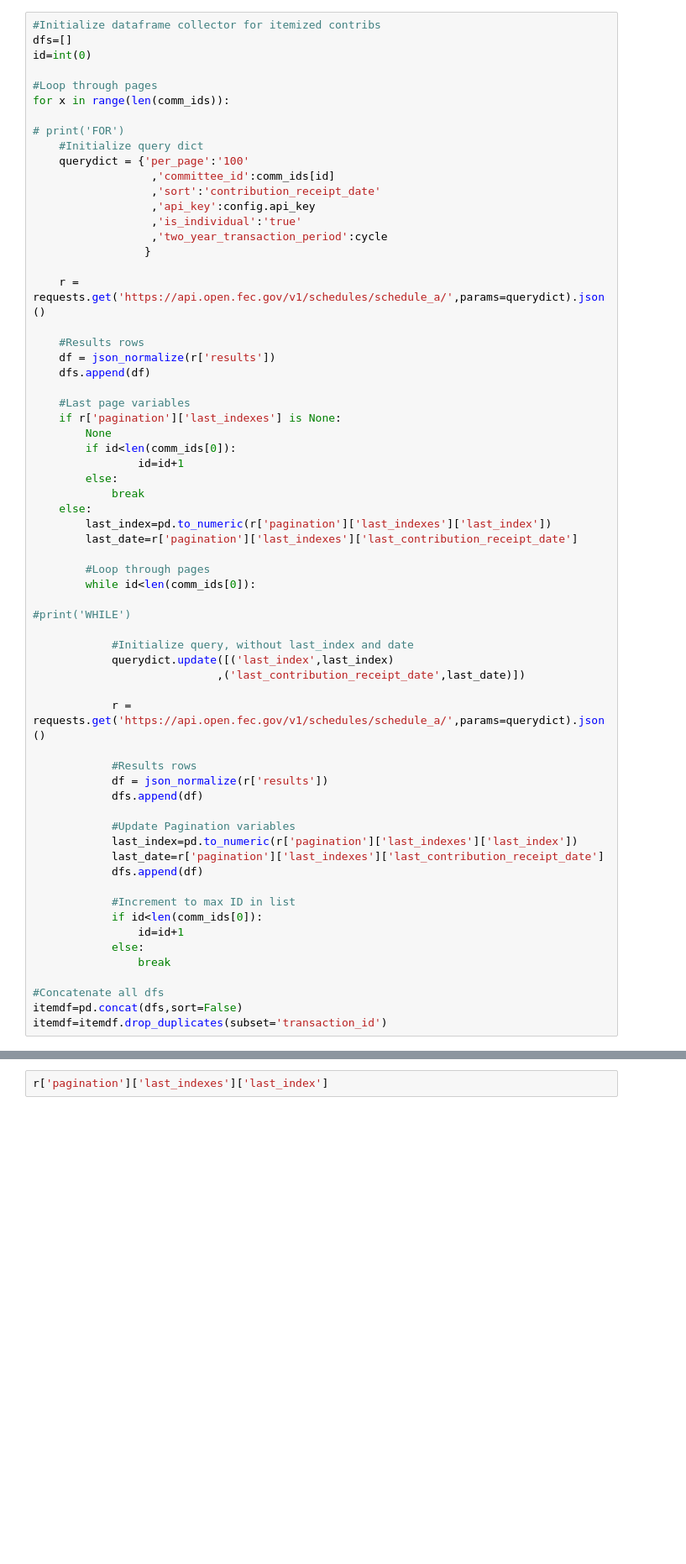
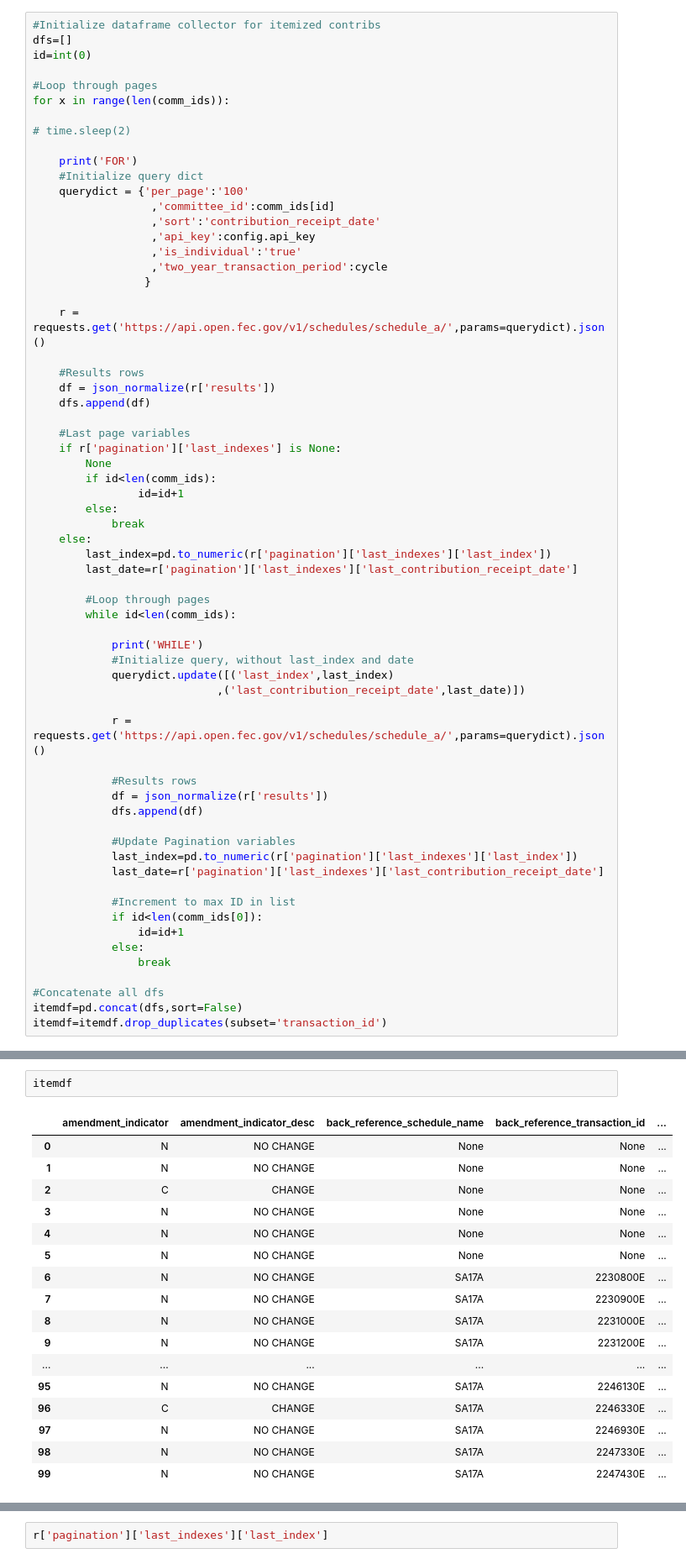
Before and after one commit to darrenfishell/data-projects, a Jupyter notebook: fec-data-2020/presidential/Maine donations to presidential campaigns.ipynb, the cells around one changed output, grey strips where cells are left out. Shown at 84% size. Saved outputs shown, nothing was run; the diff lists cells and outputs as text; blank space fills up the shorter version.

```diff
--- a/fec-data-2020/presidential/Maine donations to presidential campaigns.ipynb
+++ b/fec-data-2020/presidential/Maine donations to presidential campaigns.ipynb
@@ -82,7 +66,9 @@ id=int(0)
 #Loop through pages
 for x in range(len(comm_ids)):
 
-# print('FOR')
+# time.sleep(2)
+
+    print('FOR')
     #Initialize query dict
     querydict = {'per_page':'100'
                   ,'committee_id':comm_ids[id]
@@ -101,7 +87,7 @@ for x in range(len(comm_ids)):
     #Last page variables
     if r['pagination']['last_indexes'] is None:
         None
-        if id<len(comm_ids[0]):
+        if id<len(comm_ids):
                 id=id+1
         else:
             break
@@ -110,10 +96,9 @@ for x in range(len(comm_ids)):
         last_date=r['pagination']['last_indexes']['last_contribution_receipt_date']
 
         #Loop through pages
-        while id<len(comm_ids[0]):
+        while id<len(comm_ids):
 
-#print('WHILE')
-
+            print('WHILE')
             #Initialize query, without last_index and date
             querydict.update([('last_index',last_index)
                             ,('last_contribution_receipt_date',last_date)])
@@ -127,7 +112,6 @@ for x in range(len(comm_ids)):
             #Update Pagination variables
             last_index=pd.to_numeric(r['pagination']['last_indexes']['last_index'])
             last_date=r['pagination']['last_indexes']['last_contribution_receipt_date']
-            dfs.append(df)
 
             #Increment to max ID in list
             if id<len(comm_ids[0]):
@@ -217,0 +143,20 @@ TypeError: 'NoneType' object is not subscriptable
+# %%
+itemdf
+# %% [output]
+|  | amendment_indicator | amendment_indicator_desc | back_reference_schedule_name | back_reference_transaction_id | ... |
+| 0 | N | NO CHANGE | None | None | ... |
+| 1 | N | NO CHANGE | None | None | ... |
+| 2 | C | CHANGE | None | None | ... |
+| 3 | N | NO CHANGE | None | None | ... |
+| 4 | N | NO CHANGE | None | None | ... |
+| 5 | N | NO CHANGE | None | None | ... |
+| 6 | N | NO CHANGE | SA17A | 2230800E | ... |
+| 7 | N | NO CHANGE | SA17A | 2230900E | ... |
+| 8 | N | NO CHANGE | SA17A | 2231000E | ... |
+| 9 | N | NO CHANGE | SA17A | 2231200E | ... |
+| ... | ... | ... | ... | ... | ... |
+| 95 | N | NO CHANGE | SA17A | 2246130E | ... |
+| 96 | C | CHANGE | SA17A | 2246330E | ... |
+| 97 | N | NO CHANGE | SA17A | 2246930E | ... |
+| 98 | N | NO CHANGE | SA17A | 2247330E | ... |
+| 99 | N | NO CHANGE | SA17A | 2247430E | ... |
```
Also changed, not shown: parts of 7 cells of this notebook, 1 other file.
